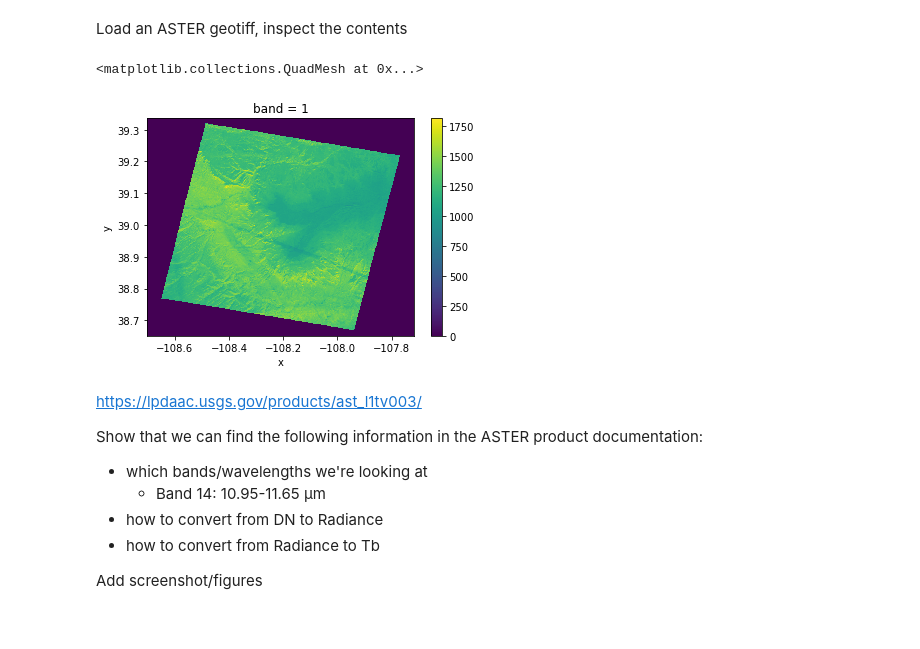
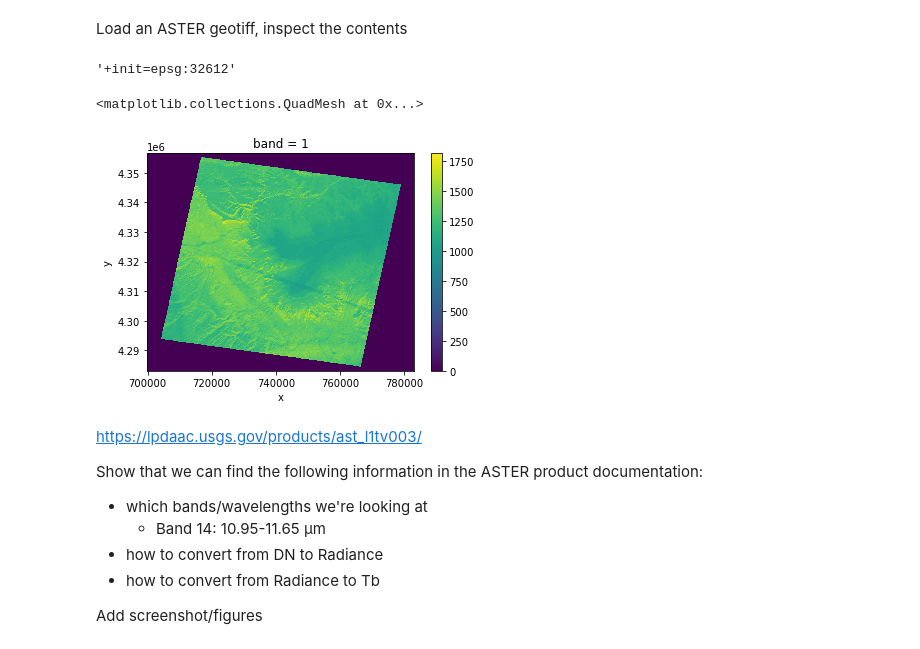
Before and after one commit to snowex-hackweek/website-2021, a Jupyter notebook: book/tutorials/thermal-ir/thermal-ir-tutorial.ipynb, the cells around one changed output. Drawn from its saved outputs; the diff is of its cells as text; code cells hidden in the pictures.

```diff
--- a/book/tutorials/thermal-ir/thermal-ir-tutorial.ipynb
+++ b/book/tutorials/thermal-ir/thermal-ir-tutorial.ipynb
@@ -240,12 +269,16 @@ We don't always have airplanes with IR, like i said we have satllites that can g
 # %% [markdown]
 Load an ASTER geotiff, inspect the contents
 # %%
-ds = xr.open_rasterio('data/AST_L1T_00302082020180748_20200209065849_17218_ImageData14_wgs84.tif').squeeze()
+aster_ir = xr.open_rasterio('data/AST_L1T_00302082020180748_20200209065849_17218_ImageData14.tif').squeeze()
+# %%
+aster_ir.crs
+# %% [output]
+'+init=epsg:32612'
 # %%
-ds.plot()
+aster_ir.plot()
 # %% [output]
 <matplotlib.collections.QuadMesh at 0x...>
-[figure, old version]
+[figure, new version]
 # %% [markdown]
 https://lpdaac.usgs.gov/products/ast_l1tv003/
 
```
Also changed, not shown: parts of 29 cells of this notebook.
